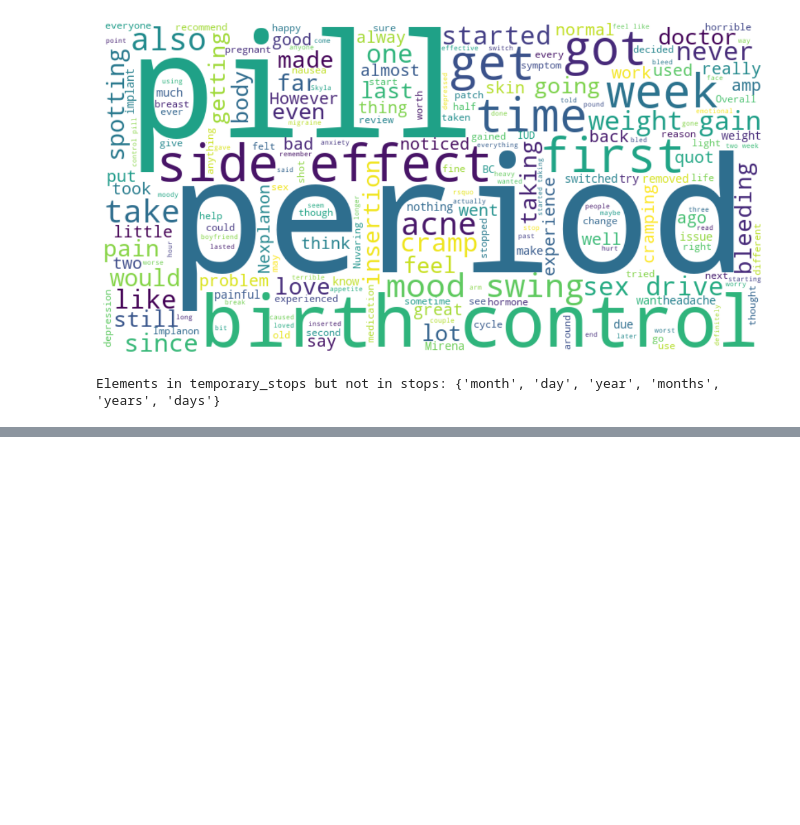
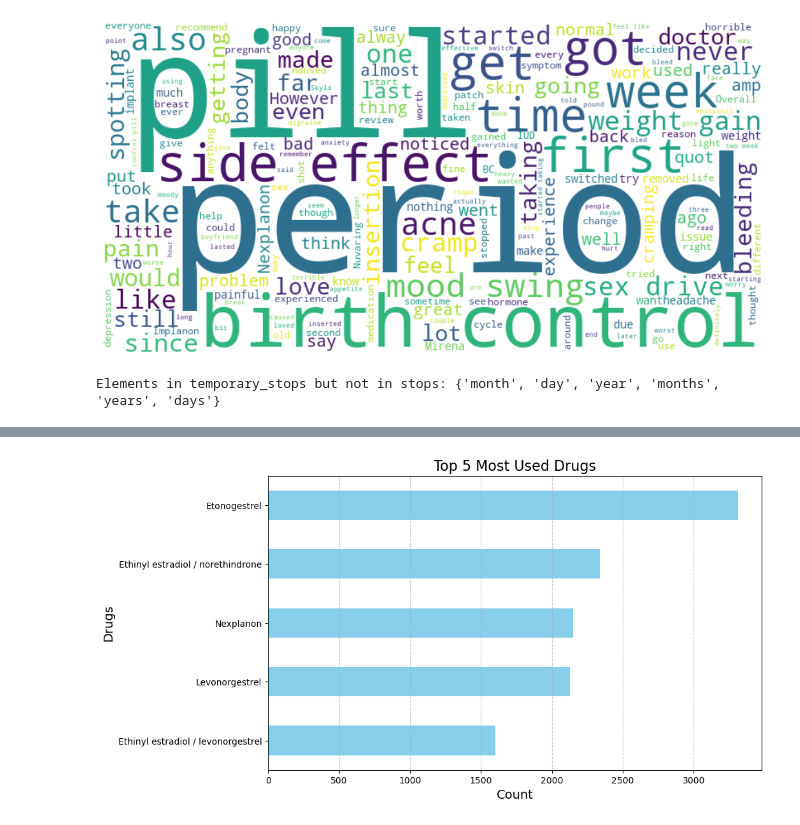
Before and after one commit to celefigs/collaborative_project, a Jupyter notebook: celes_copy/celes_EDA.ipynb, the cells around one changed output, grey strips where cells are left out. Saved outputs shown, nothing was run; the diff lists cells and outputs as text; code cells hidden in the pictures; blank space fills up the shorter version.

```diff
--- a/celes_copy/celes_EDA.ipynb
+++ b/celes_copy/celes_EDA.ipynb
@@ -271,0 +276,12 @@ Elements in temporary_stops but not in stops: {'month', 'day', 'year', 'months',
+# %%
+os.chdir(r"C:\Users\Celeste\Google Drive Streaming\My Drive\_CODEOP\project\data")
+
+df = pd.read_csv('final_data.csv', encoding='utf-8')
+# %%
+
+# Cleaning columns ans filtering "Birth Control"
+mapping_df = df[df['condition'] == 'Birth Control'].drop(
+    columns=['Unnamed: 0', 'condition', 'date', 'usefulCount', 'matched_generic_name', 'matched_type']
+)
+
+mapping_df.head()
@@ -271,0 +317,18 @@ Elements in temporary_stops but not in stops: {'month', 'day', 'year', 'months',
+# %%
+import matplotlib.pyplot as plt
+
+top_5_used_drugs = mapping_df['provided_drug_name'].value_counts().nlargest(5).sort_values(ascending=True)
+
+plt.figure(figsize=(10, 6))
+top_5_used_drugs.plot(kind='barh', color='skyblue')
+
+plt.title('Top 5 Most Used Drugs', fontsize=16)
+plt.xlabel('Count', fontsize=14)
+plt.ylabel('Drugs', fontsize=14)  # Etiqueta para el eje Y
+
+# Agregar cuadrícula en el eje X
+plt.grid(axis='x', linestyle='--', alpha=0.7)
+
+plt.show()
+# %% [output]
+[figure, added]
```
Also changed, not shown: parts of 4 cells of this notebook, 1 other file.
